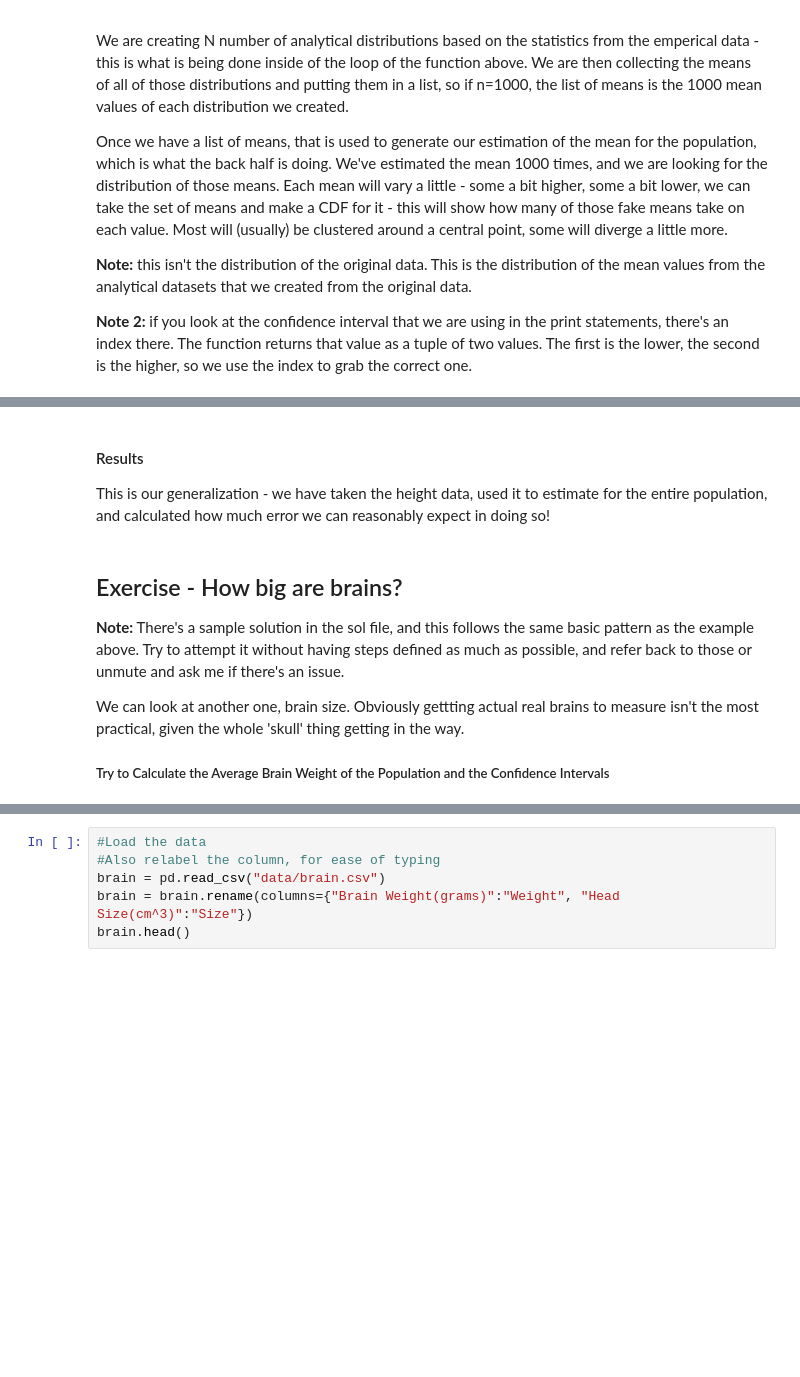
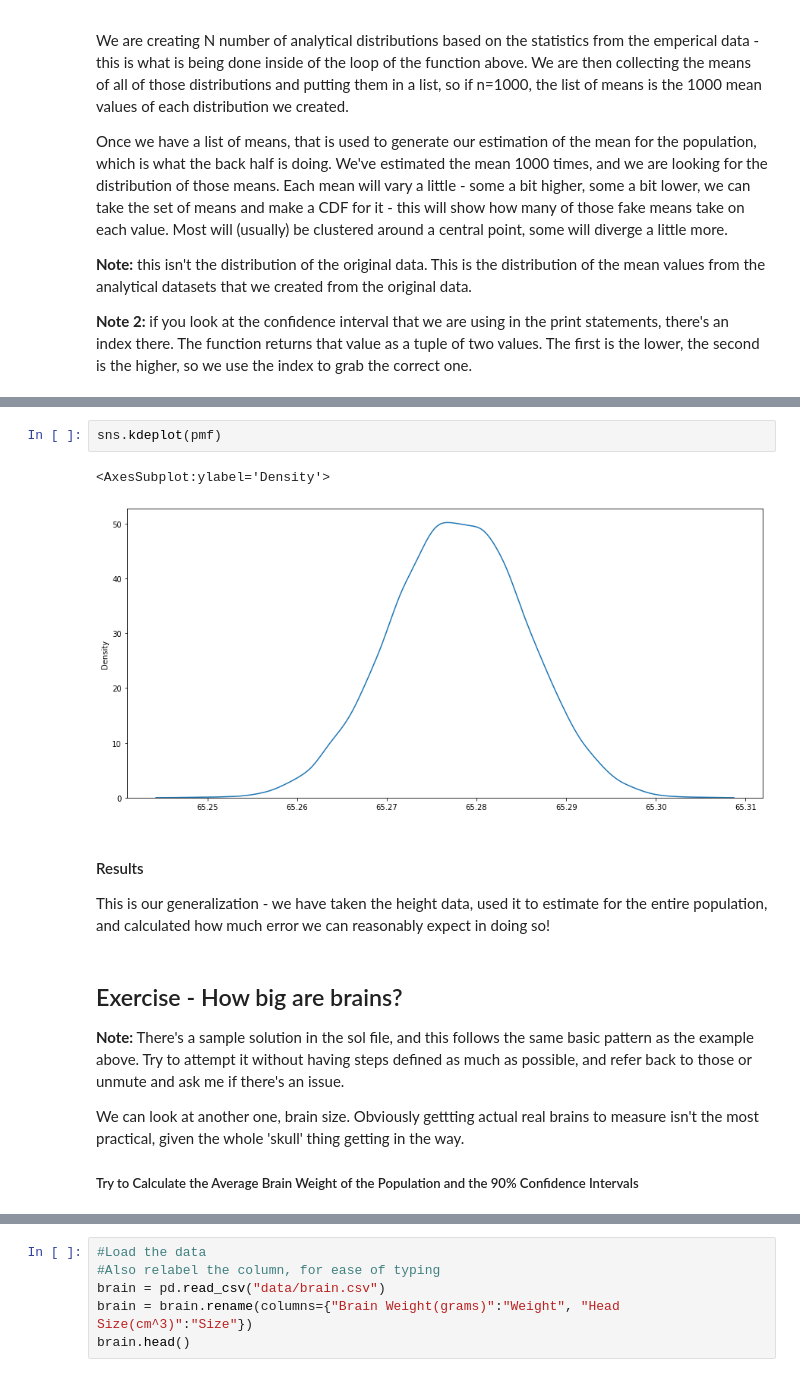
Before and after one commit to zareeiant/Basic_Stats_in_Python_Student_Workbooks, a Jupyter notebook: 012A_samples_and_randomness_sol.ipynb, the cells around one changed output, grey strips where cells are left out. Drawn from its saved outputs; the diff is of its cells as text; blank space fills up the shorter version.

```diff
--- a/012A_samples_and_randomness_sol.ipynb
+++ b/012A_samples_and_randomness_sol.ipynb
@@ -290,3 +299,8 @@ Average person is: 65.3 Inches Tall +/- -0.0, 18 times out of 20.
+# %%
+sns.kdeplot(pmf)
+# %% [output]
+<AxesSubplot:ylabel='Density'>
+[figure, added]
 # %% [markdown]
 #### Results
 
@@ -298,4 +312,4 @@ This is our generalization - we have taken the height data, used it to estimate
 
 We can look at another one, brain size. Obviously gettting actual real brains to measure isn't the most practical, given the whole 'skull' thing getting in the way.
 
-##### Try to Calculate the Average Brain Weight of the Population and the Confidence Intervals
+##### Try to Calculate the Average Brain Weight of the Population and the 90% Confidence Intervals
```
Also changed, not shown: parts of 10 cells of this notebook.
